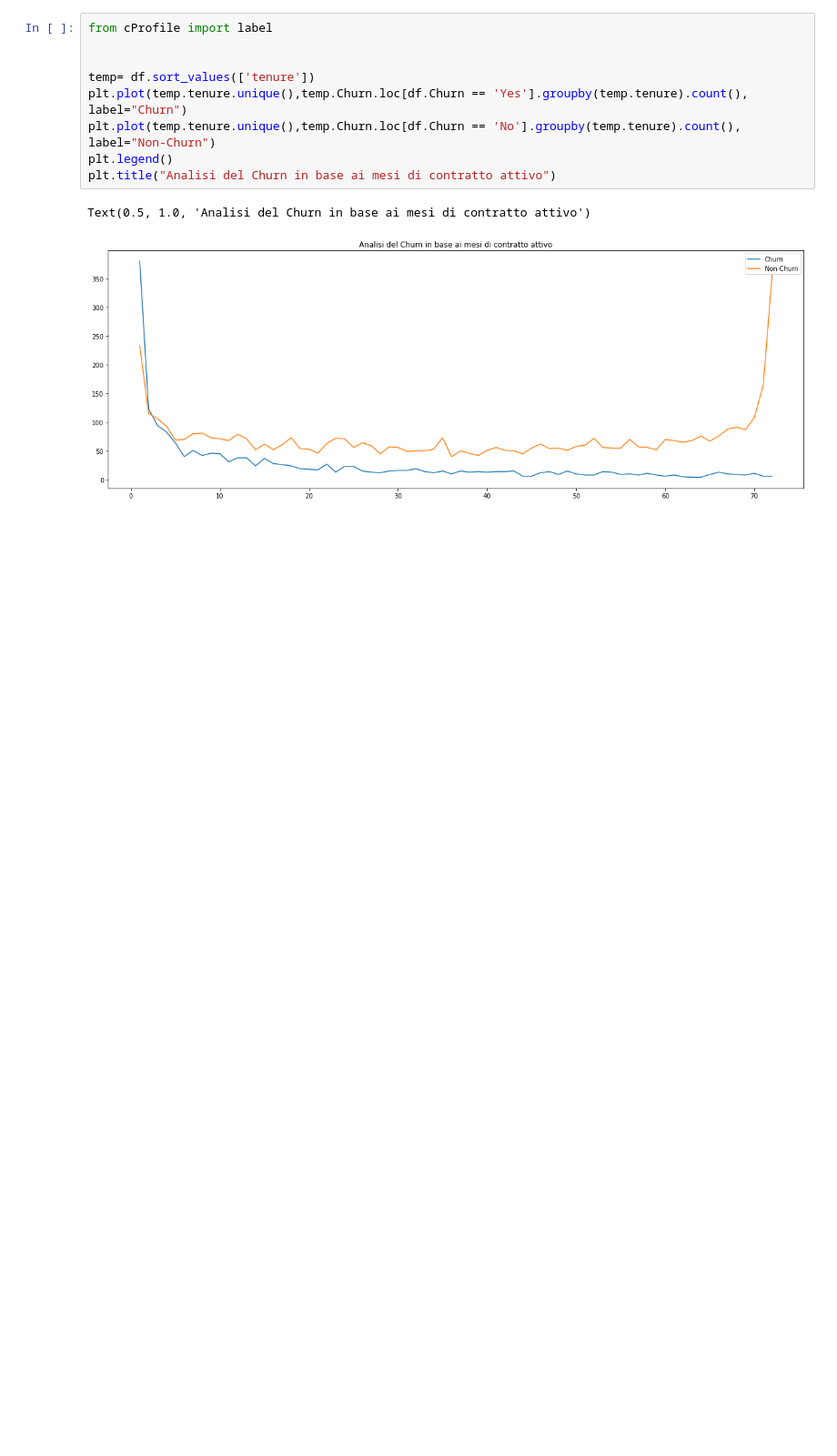
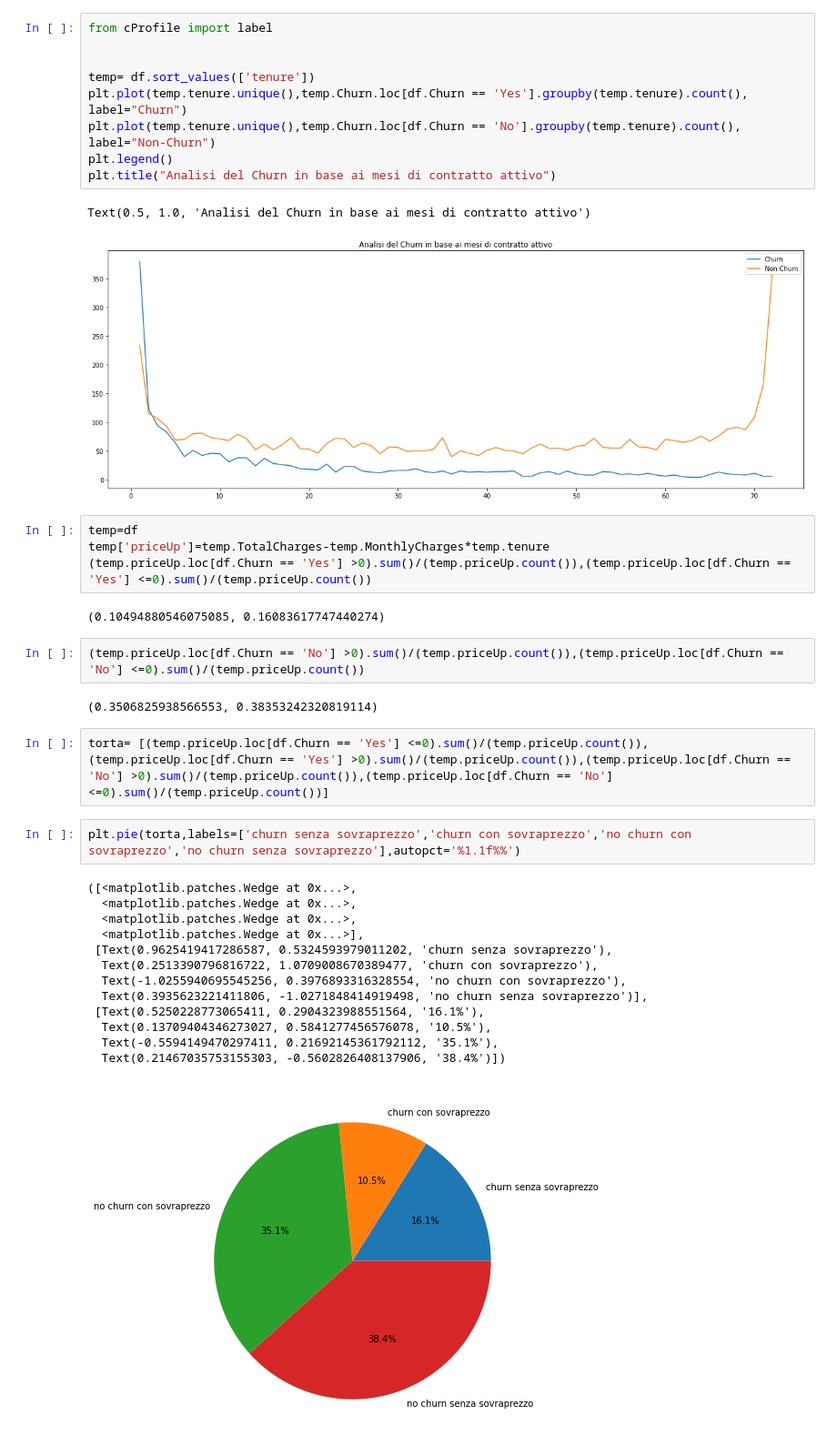
Before and after one commit to LucaCavioni/UFS-04_CHURN-Analisis, a Jupyter notebook: notebook/MS_Esplorazione_Dataset.ipynb, the cells around one changed output. Shown at 91% size. Drawn from its saved outputs; the diff is of its cells as text; blank space fills up the shorter version.

Commit message:
graifico sovaprezzo churn / no churn

```diff
--- a/notebook/MS_Esplorazione_Dataset.ipynb
+++ b/notebook/MS_Esplorazione_Dataset.ipynb
@@ -384,3 +384,31 @@ plt.title("Analisi del Churn in base ai mesi di contratto attivo")
 # %% [output]
 Text(0.5, 1.0, 'Analisi del Churn in base ai mesi di contratto attivo')
 [figure]
+# %%
+temp=df
+temp['priceUp']=temp.TotalCharges-temp.MonthlyCharges*temp.tenure
+(temp.priceUp.loc[df.Churn == 'Yes'] >0).sum()/(temp.priceUp.count()),(temp.priceUp.loc[df.Churn == 'Yes'] <=0).sum()/(temp.priceUp.count())
+# %% [output]
+(0.10494880546075085, 0.16083617747440274)
+# %%
+(temp.priceUp.loc[df.Churn == 'No'] >0).sum()/(temp.priceUp.count()),(temp.priceUp.loc[df.Churn == 'No'] <=0).sum()/(temp.priceUp.count())
+# %% [output]
+(0.3506825938566553, 0.38353242320819114)
+# %%
+torta= [(temp.priceUp.loc[df.Churn == 'Yes'] <=0).sum()/(temp.priceUp.count()),(temp.priceUp.loc[df.Churn == 'Yes'] >0).sum()/(temp.priceUp.count()),(temp.priceUp.loc[df.Churn == 'No'] >0).sum()/(temp.priceUp.count()),(temp.priceUp.loc[df.Churn == 'No'] <=0).sum()/(temp.priceUp.count())]
+# %%
+plt.pie(torta,labels=['churn senza sovraprezzo','churn con sovraprezzo','no churn con sovraprezzo','no churn senza sovraprezzo'],autopct='%1.1f%%')
+# %% [output]
+([<matplotlib.patches.Wedge at 0x...>,
+  <matplotlib.patches.Wedge at 0x...>,
+  <matplotlib.patches.Wedge at 0x...>,
+  <matplotlib.patches.Wedge at 0x...>],
+ [Text(0.9625419417286587, 0.5324593979011202, 'churn senza sovraprezzo'),
+  Text(0.2513390796816722, 1.0709008670389477, 'churn con sovraprezzo'),
+  Text(-1.0255940695545256, 0.3976893316328554, 'no churn con sovraprezzo'),
+  Text(0.3935623221411806, -1.0271848414919498, 'no churn senza sovraprezzo')],
+ [Text(0.5250228773065411, 0.2904323988551564, '16.1%'),
+  Text(0.13709404346273027, 0.5841277456576078, '10.5%'),
+  Text(-0.5594149470297411, 0.21692145361792112, '35.1%'),
+  Text(0.21467035753155303, -0.5602826408137906, '38.4%')])
+[figure, added]
```
Also changed, not shown: 1 other file.
